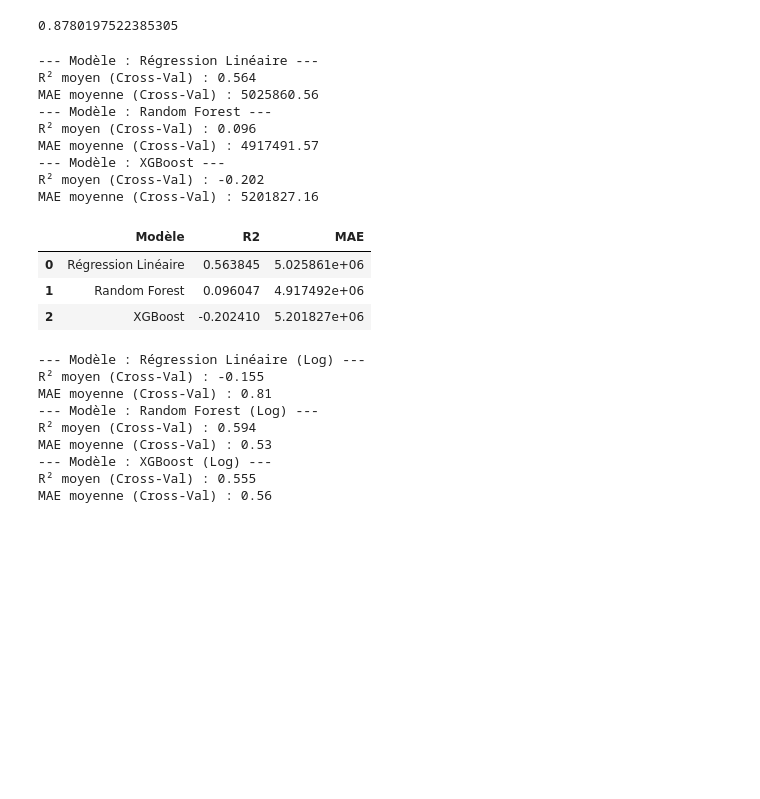
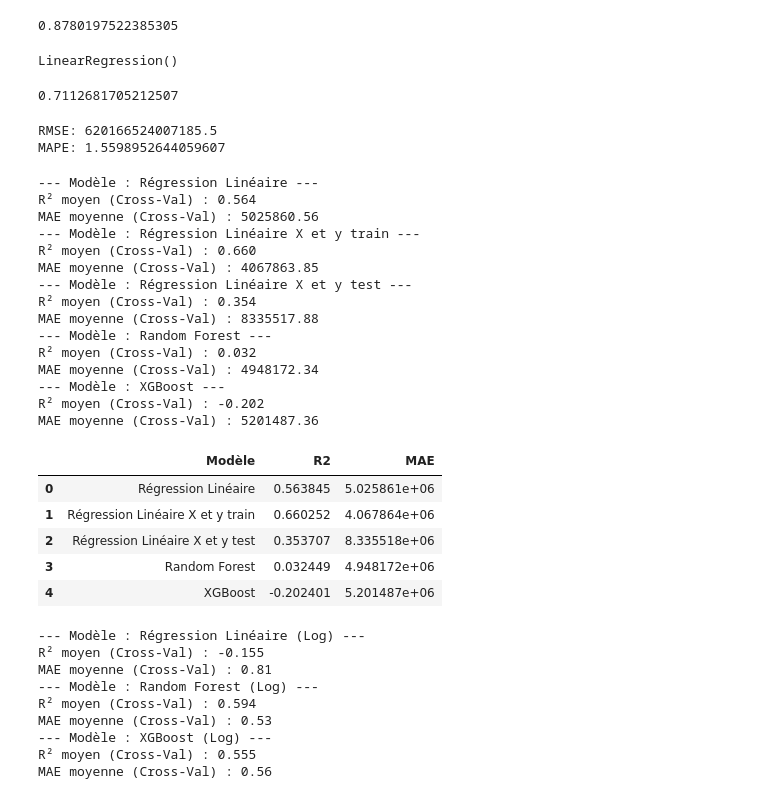
Before and after one commit to AxelFB1992/projet6, a Jupyter notebook: template_modelisation_supervisee.ipynb, the cells around one changed output. Drawn from its saved outputs; the diff is of its cells as text; code cells hidden in the pictures; blank space fills up the shorter version.

```diff
--- a/template_modelisation_supervisee.ipynb
+++ b/template_modelisation_supervisee.ipynb
@@ -2272,3 +2271,15 @@ LinearRegression()
 print(reg.score(X, y))
 # %% [output]
 0.8780197522385305
+# %%
+from sklearn.model_selection import train_test_split
+
+X_train, X_test, y_train, y_test = train_test_split(X, y, test_size=0.20, random_state=42)
+# %%
+reg.fit(X_train, y_train)
+# %% [output]
+LinearRegression()
+# %%
+print(reg.score(X_train, y_train))
+# %% [output]
+0.7112681705212507
@@ -2275,3 +2288,10 @@ print(reg.score(X, y))
+# %%
+from sklearn.metrics import mean_squared_error, mean_absolute_percentage_error
+print(f"RMSE: {mean_squared_error(y_test, y_pred_test)}")
+print(f"MAPE: {mean_absolute_percentage_error(y_test, y_pred_test)}")
+# %% [output]
+RMSE: 620166524007185.5
+MAPE: 1.5598952644059607
 # %%
 from sklearn.model_selection import cross_validate
 from sklearn.metrics import mean_absolute_error, r2_score
@@ -2296,38 +2316,54 @@ from sklearn.linear_model import LinearRegression
 from sklearn.ensemble import RandomForestRegressor
 from xgboost import XGBRegressor # Si tu l'as installé
 
 # On stocke les résultats pour faire un tableau final
 results = []
 
 # 1. Régression Linéaire (Baseline)
 lr = LinearRegression()
 results.append(evaluate_model(lr, "Régression Linéaire", X, y))
 
+# 1. a. Régression Linéaire (Baseline)
+lr = LinearRegression()
+results.append(evaluate_model(lr, "Régression Linéaire X et y train", X_train, y_train))
+
+# 1. b. Régression Linéaire (Baseline)
+lr = LinearRegression()
+results.append(evaluate_model(lr, "Régression Linéaire X et y test", X_test, y_test))
+
 # 2. Random Forest (Modèle non-linéaire robuste)
 rf = RandomForestRegressor(random_state=42)
 results.append(evaluate_model(rf, "Random Forest", X, y))
 
 # 3. XGBoost (Modèle très performant)
 xgb = XGBRegressor(random_state=42)
 results.append(evaluate_model(xgb, "XGBoost", X, y))
 
 # Tableau récapitulatif
 df_results = pd.DataFrame(results)
 display(df_results)
 # %% [output]
 --- Modèle : Régression Linéaire ---
 R² moyen (Cross-Val) : 0.564
 MAE moyenne (Cross-Val) : 5025860.56
+--- Modèle : Régression Linéaire X et y train ---
+R² moyen (Cross-Val) : 0.660
+MAE moyenne (Cross-Val) : 4067863.85
+--- Modèle : Régression Linéaire X et y test ---
+R² moyen (Cross-Val) : 0.354
+MAE moyenne (Cross-Val) : 8335517.88
 --- Modèle : Random Forest ---
-R² moyen (Cross-Val) : 0.096
-MAE moyenne (Cross-Val) : 4917491.57
+R² moyen (Cross-Val) : 0.032
+MAE moyenne (Cross-Val) : 4948172.34
 --- Modèle : XGBoost ---
 R² moyen (Cross-Val) : -0.202
-MAE moyenne (Cross-Val) : 5201827.16
+MAE moyenne (Cross-Val) : 5201487.36
 |  | Modèle | R2 | MAE |
 | 0 | Régression Linéaire | 0.563845 | 5.025861e+06 |
-| 1 | Random Forest | 0.096047 | 4.917492e+06 |
-| 2 | XGBoost | -0.202410 | 5.201827e+06 |
+| 1 | Régression Linéaire X et y train | 0.660252 | 4.067864e+06 |
+| 2 | Régression Linéaire X et y test | 0.353707 | 8.335518e+06 |
+| 3 | Random Forest | 0.032449 | 4.948172e+06 |
+| 4 | XGBoost | -0.202401 | 5.201487e+06 |
 # %%
 # 1. On transforme la cible en log
 y_train_log = np.log1p(y)
```
Also changed, not shown: parts of 17 cells of this notebook.
